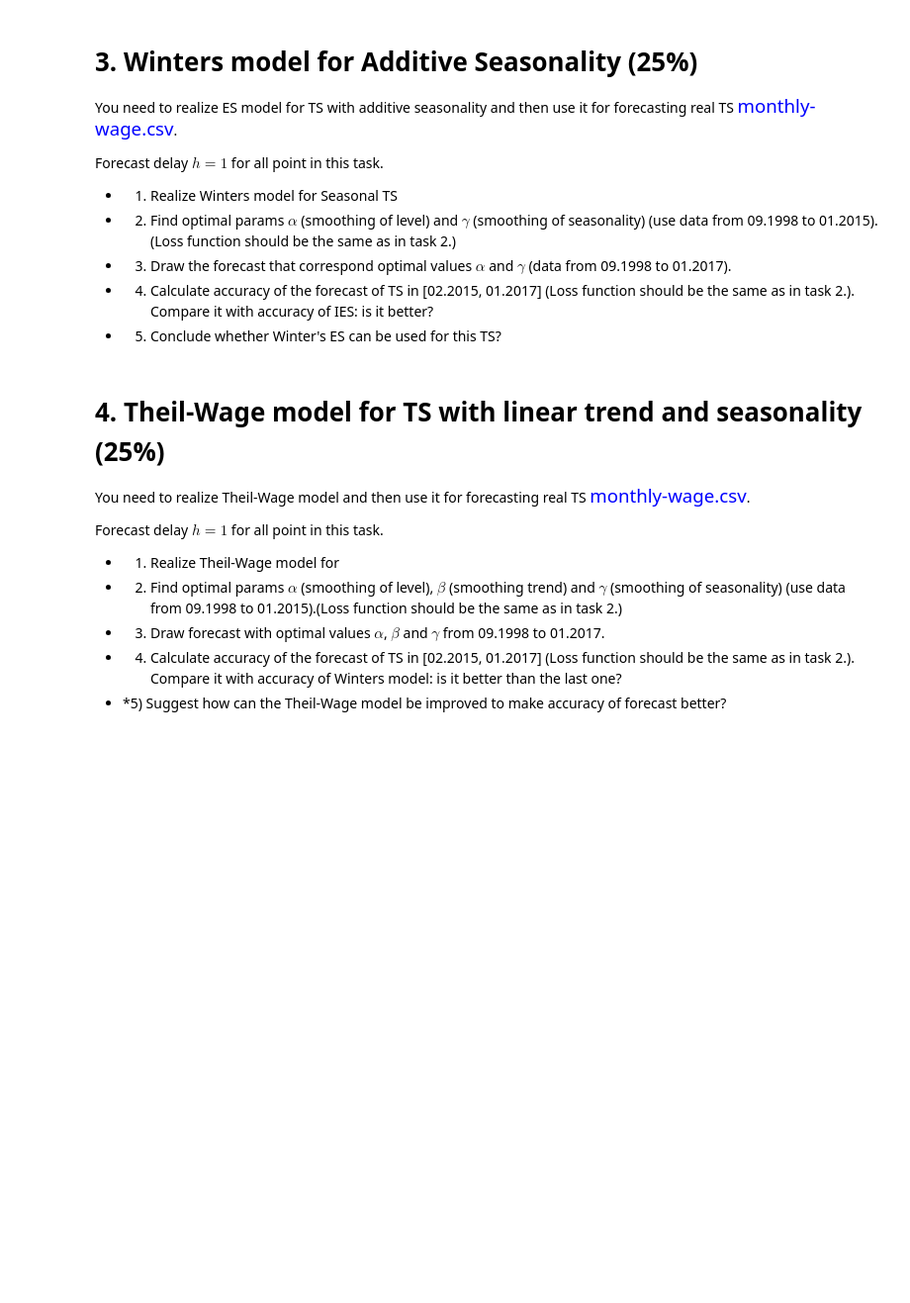
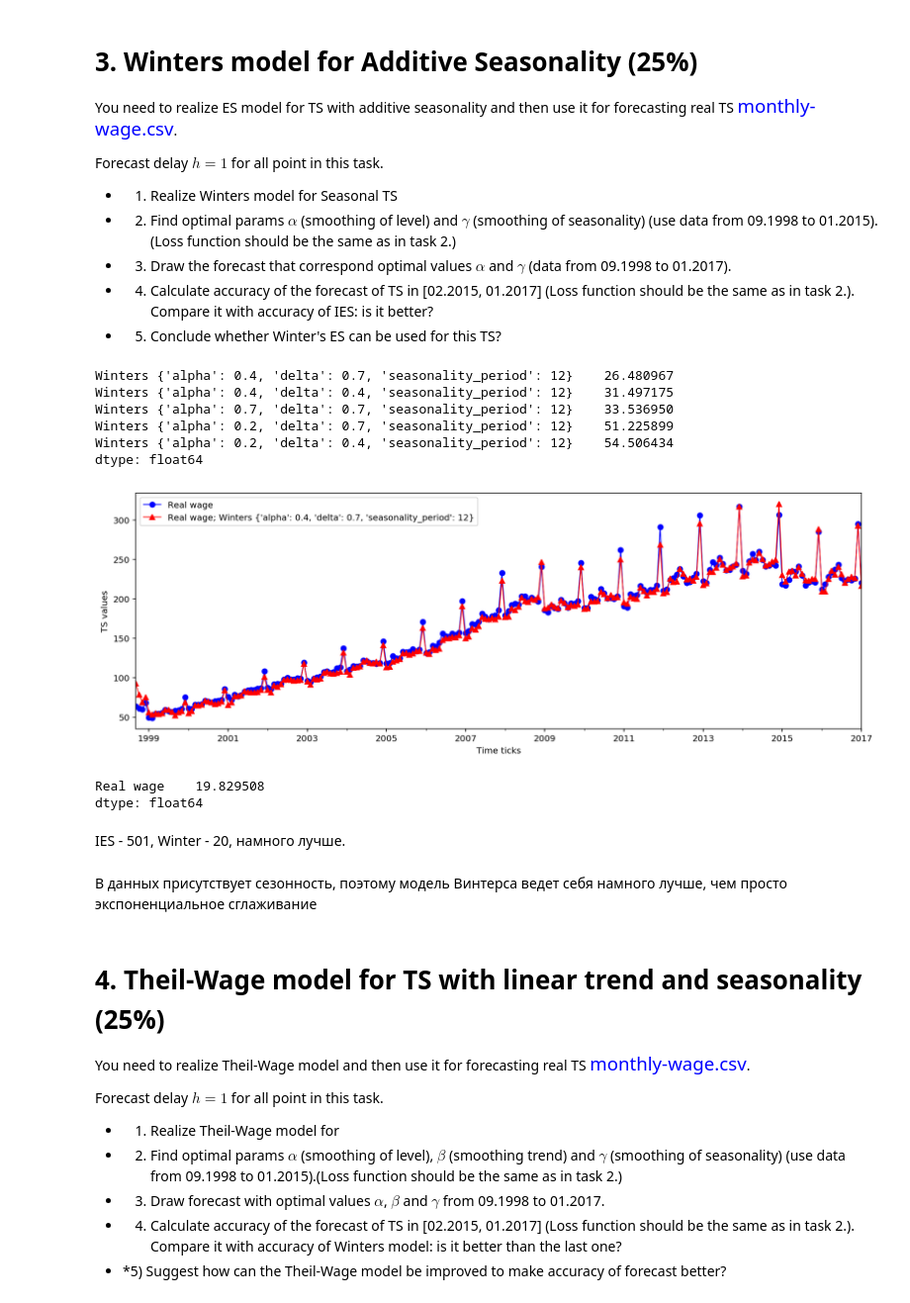
Before and after one commit to SemyonKozloff/mipt-ml, a Jupyter notebook: part-2/homework-1/hw1.ipynb, the cells around one changed output. Shown at 99% size. Cells and saved outputs as stored; diff of their text form; code cells hidden in the pictures; blank space fills up the shorter version.

```diff
--- a/part-2/homework-1/hw1.ipynb
+++ b/part-2/homework-1/hw1.ipynb
@@ -169,3 +208,55 @@ def WintersExponentialSmoothing(x, h, Params):
+# %%
+# %load -s BuildForecast utils.py
+def BuildForecast(h, ts, AlgName, AlgTitle, ParamsArray, step='D'):
+	FRC_TS = dict()
+	for p in ParamsArray:
+		frc_horizon = pd.date_range(ts.index[-1], periods=h+1, freq=step)[1:]
+		frc_ts = pd.DataFrame(index = ts.index.append(frc_horizon), columns = ts.columns)
+
+		for cntr in ts.columns:
+			frc_ts[cntr] = eval(AlgName)(ts[cntr], h, p)
+
+#         frc_ts.columns = frc_ts.columns+('%s %s' % (AlgTitle, p))
+		FRC_TS['%s %s' % (AlgTitle, p)] = frc_ts
+	return FRC_TS
+# %%
+ALPHA = [0.7, 0.4, 0.2, .15, 0.1, 0.05, 0.01]
+DELTA = [0.7, 0.4, 0.2, .15, 0.1, 0.05, 0.01]
+WintersParamsArray = [{'alpha':alpha, 'delta':delta, 'seasonality_period':12}
+                     for alpha in ALPHA for delta in DELTA]
+WINT_WAGE = BuildForecast(h=1,ts=wage, AlgName='WintersExponentialSmoothing', AlgTitle='Winters',
+                          ParamsArray=WinterParamsArray)
+# %%
+QualityStr = pd.DataFrame(index=wage.columns, columns=WINT_WAGE.keys())
+
+ix = wage.loc["1998-09-01":"2015-01-01"].index
+for param_cntr in sorted(QualityStr.columns):
+    frc_wage = WINT_WAGE[param_cntr]
+    QualityStr[param_cntr], _ = qualityMSE(wage.loc[ix], frc_wage.loc[ix])
+
+QualityStr[QualityStr.columns].mean().sort_values().head()
+# %% [output]
+Winters {'alpha': 0.4, 'delta': 0.7, 'seasonality_period': 12}    26.480967
+Winters {'alpha': 0.4, 'delta': 0.4, 'seasonality_period': 12}    31.497175
+Winters {'alpha': 0.7, 'delta': 0.7, 'seasonality_period': 12}    33.536950
+Winters {'alpha': 0.2, 'delta': 0.7, 'seasonality_period': 12}    51.225899
+Winters {'alpha': 0.2, 'delta': 0.4, 'seasonality_period': 12}    54.506434
+dtype: float64
+# %%
+algName = QualityStr[QualityStr.columns].mean().sort_values().index[0]
+plotTSForecast(wage.loc["1998-09-01" : "2017-01-01"], WINT_WAGE[algName].loc["1998-09-01" : "2017-01-01"],
+               ts_num=0, alg_title=algName);
+# %% [output]
+[figure, added]
+# %%
+qualityMSE(wage.loc["2015-02-01":"2017-01-01"], WINT_WAGE[algName].loc["2015-02-01":"2017-01-01"])[0]
+# %% [output]
+Real wage    19.829508
+dtype: float64
+# %% [markdown]
+IES - 501, Winter - 20, намного лучше.
+# %% [markdown]
+В данных присутствует сезонность, поэтому модель Винтерса ведет себя намного лучше, чем просто экспоненциальное сглаживание
 # %% [markdown]
 # 4. Theil-Wage model for TS with linear trend and seasonality (25%)
 You need to realize Theil-Wage model and then use it for forecasting real TS <span style="color:blue; font-family:'New Times Roman'; font-size:14pt">monthly-wage.csv</span>.
```
Also changed, not shown: parts of 31 cells of this notebook, 4 other files.
